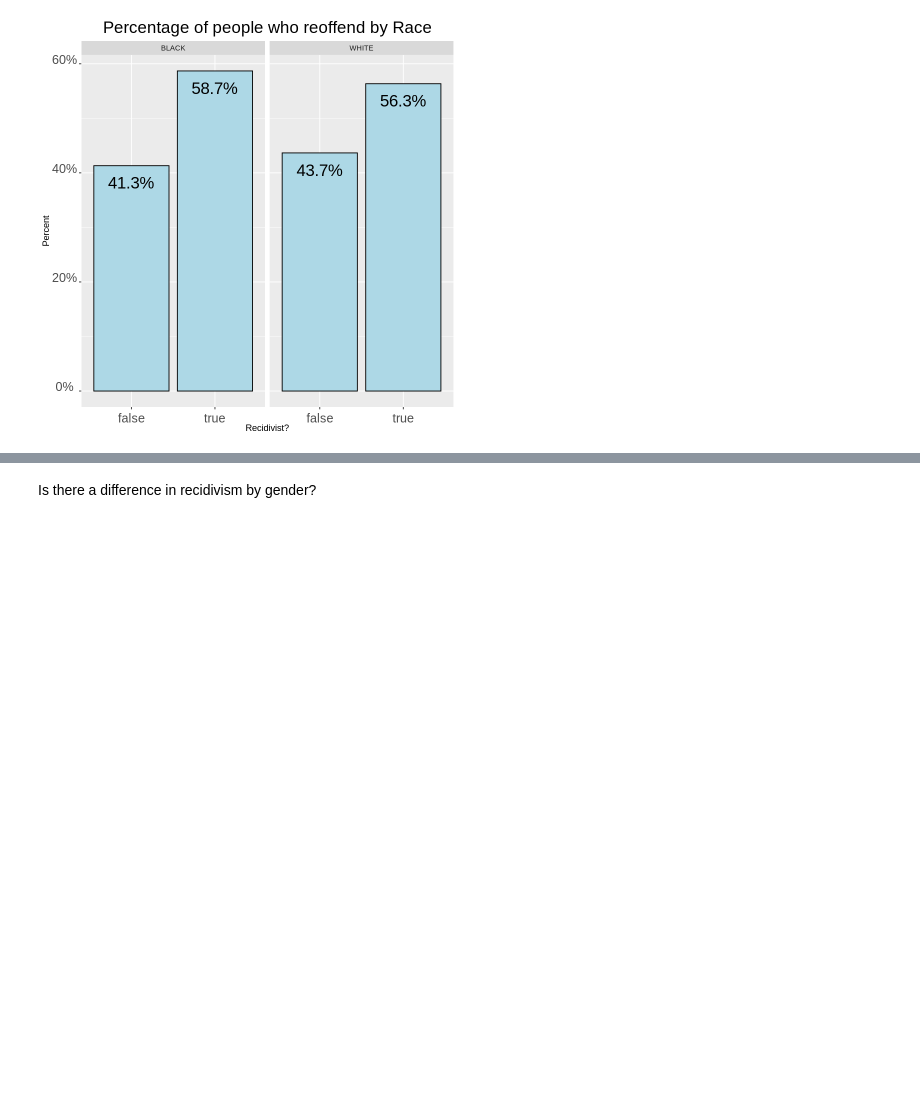
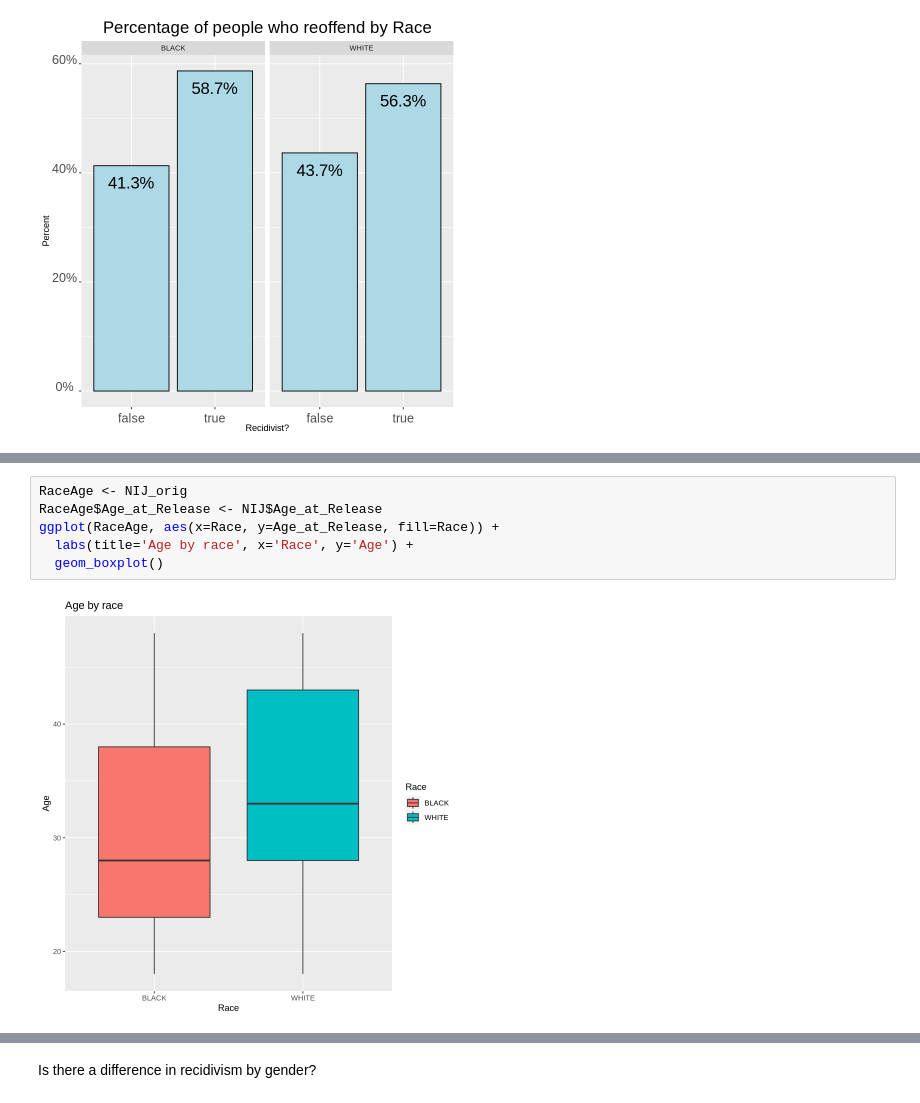
Before and after one commit to feaviolp/msc-project, a Jupyter notebook: NIJ statistics.ipynb, the cells around one changed output, grey strips where cells are left out. Drawn from its saved outputs; the diff is of its cells as text; blank space fills up the shorter version.

```diff
--- a/NIJ statistics.ipynb
+++ b/NIJ statistics.ipynb
@@ -328,3 +341,11 @@ ggplot(NIJ_orig, aes(fill=Recidivism_Within_3years, x=Race)) +
+# %%
+RaceAge <- NIJ_orig
+RaceAge$Age_at_Release <- NIJ$Age_at_Release
+ggplot(RaceAge, aes(x=Race, y=Age_at_Release, fill=Race)) +
+  labs(title='Age by race', x='Race', y='Age') +
+  geom_boxplot()
+# %% [output]
+[figure, added]
 # %%
 table(as_factor(NIJ_orig$Recidivism_Within_3years), as_factor(NIJ_orig$Race))
 chisq.test(table(NIJ_orig$Recidivism_Within_3years, NIJ_orig$Race))
```
Also changed, not shown: parts of 43 cells of this notebook.
